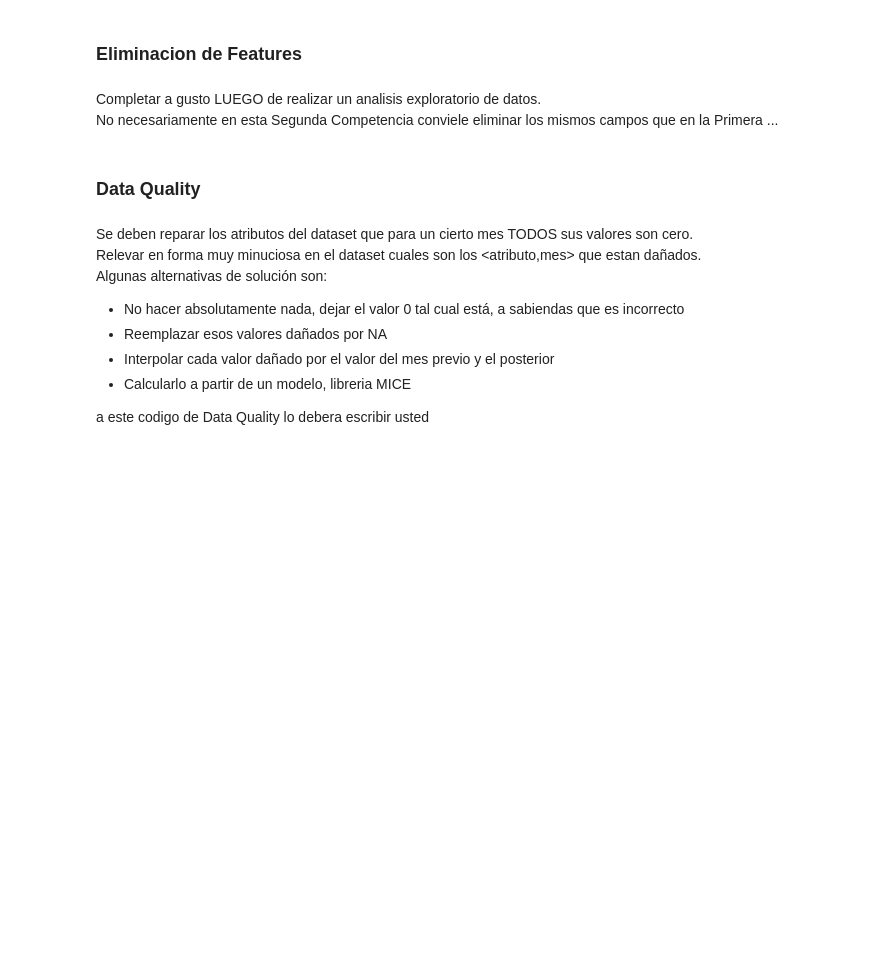
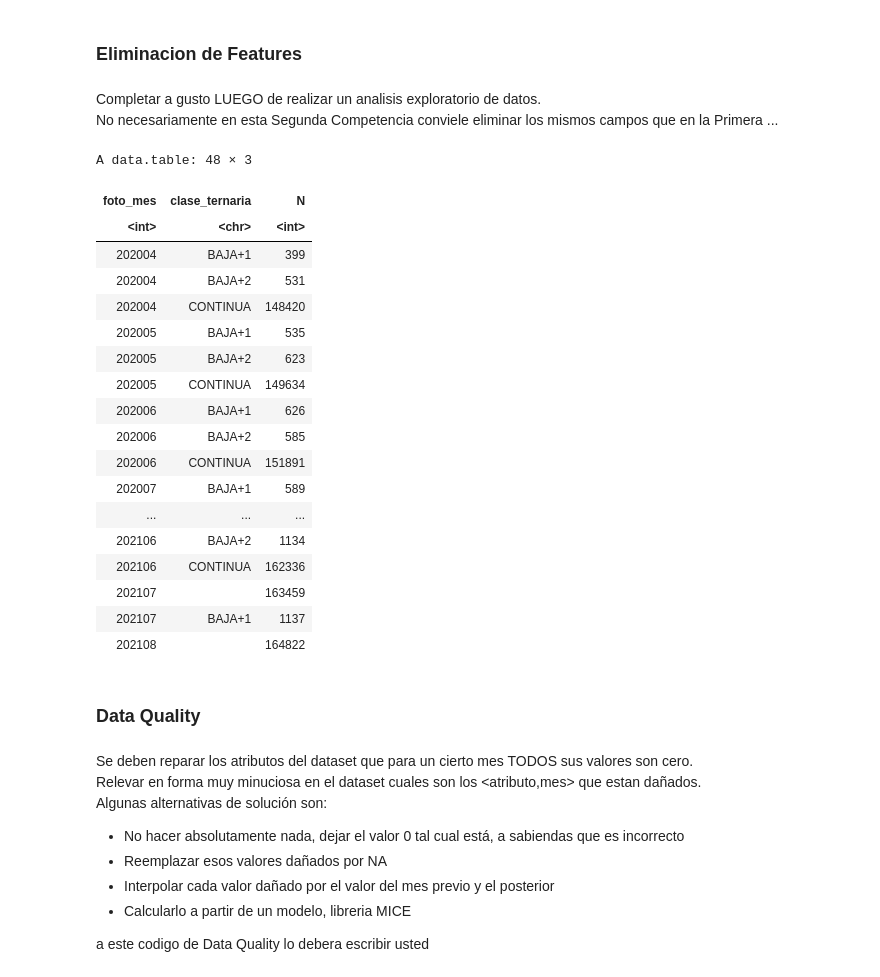
Before and after one commit to AgustinCdeCelis/dmeyf2025, a Jupyter notebook: competencia_02/wokflow-test-APO.ipynb, the cells around one changed output. Saved outputs shown, nothing was run; the diff lists cells and outputs as text; code cells hidden in the pictures; blank space fills up the shorter version.

```diff
--- a/competencia_02/wokflow-test-APO.ipynb
+++ b/competencia_02/wokflow-test-APO.ipynb
@@ -125,6 +134,33 @@ Completar a gusto LUEGO de realizar un analisis exploratorio de datos.
 # Salsa Magica para 202106
 dataset[, mprestamos_personales := NULL ]
 dataset[, cprestamos_personales := NULL ]
+# %%
+dataset <- dataset[
+    foto_mes >= 202004 & foto_mes <= 202108
+]
+# %%
+setorder( dataset, foto_mes, clase_ternaria, numero_de_cliente)
+dataset[, .N, list(foto_mes, clase_ternaria)]
+# %% [output]
+A data.table: 48 × 3
+| foto_mes | clase_ternaria | N |
+| <int> | <chr> | <int> |
+| 202004 | BAJA+1 | 399 |
+| 202004 | BAJA+2 | 531 |
+| 202004 | CONTINUA | 148420 |
+| 202005 | BAJA+1 | 535 |
+| 202005 | BAJA+2 | 623 |
+| 202005 | CONTINUA | 149634 |
+| 202006 | BAJA+1 | 626 |
+| 202006 | BAJA+2 | 585 |
+| 202006 | CONTINUA | 151891 |
+| 202007 | BAJA+1 | 589 |
+| ... | ... | ... |
+| 202106 | BAJA+2 | 1134 |
+| 202106 | CONTINUA | 162336 |
+| 202107 |  | 163459 |
+| 202107 | BAJA+1 | 1137 |
+| 202108 |  | 164822 |
 # %% [markdown]
 ### Data Quality
 # %% [markdown]
```
Also changed, not shown: parts of 8 cells of this notebook.
